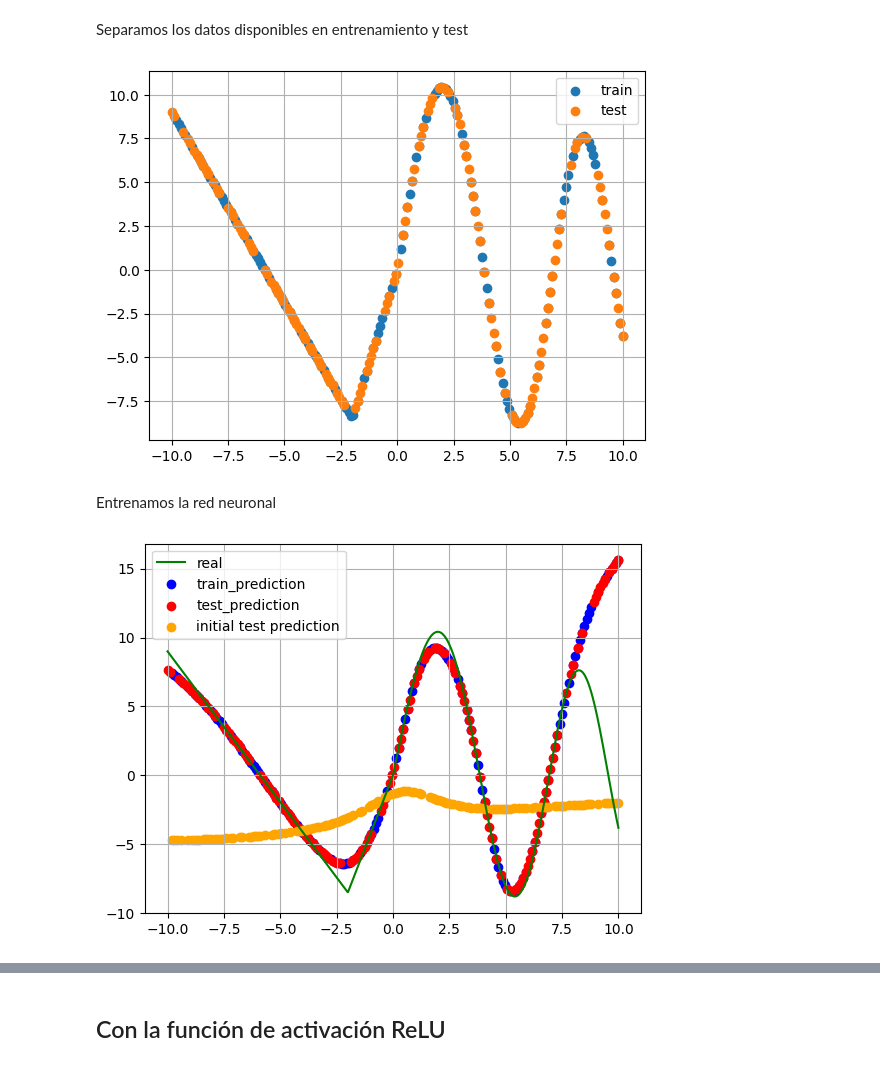
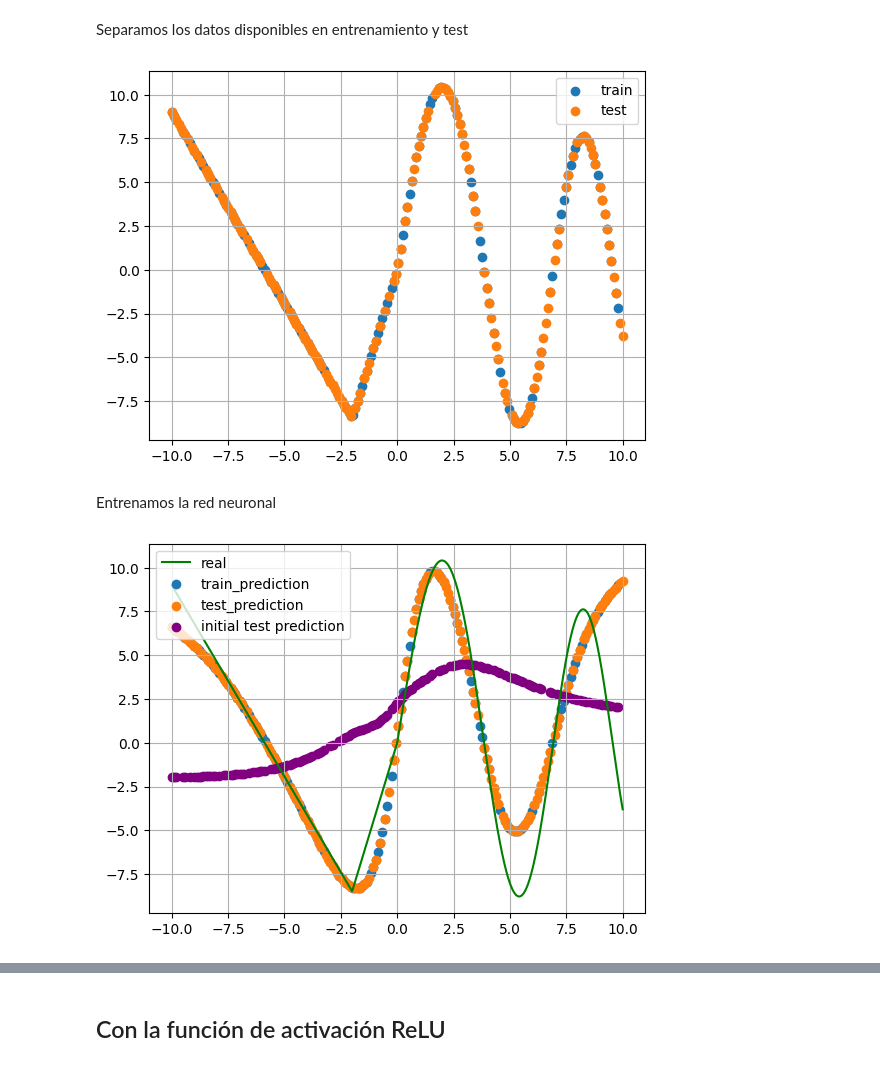
Before and after one commit to Apriea04/ComputacionNeuronalEvolutiva, a Jupyter notebook: Computación Evolutiva/Práctica 1/Parte 1.ipynb, the cells around one changed output, grey strips where cells are left out. Saved outputs shown, nothing was run; the diff lists cells and outputs as text; code cells hidden in the pictures.

```diff
--- a/Computación Evolutiva/Práctica 1/Parte 1.ipynb
+++ b/Computación Evolutiva/Práctica 1/Parte 1.ipynb
@@ -73,10 +73,10 @@ La arquitectura de la red neuronal que vamos a utilizar es la que se define aqu
 # Definición de la arquitectura de la red neuronal:
 # Estos son los mejores resultados que hemos obtenido para la funcion sigmoidal
 tam_salida = 1
-train_percent = 0.7
+train_percent = 0.8
 cantidad_puntos = 200
-neuronas_ocultas = 50
-cte_aprendizaje = 0.0001
+neuronas_ocultas = 120
+cte_aprendizaje = 1e-5
 iteraciones = 700000
 # %% [markdown]
 Creamos el conjunto de datos que luego usaremos para el entrenamiento
@@ -116,7 +116,7 @@ plt.legend()
 plt.grid()
 plt.show()
 # %% [output]
-[figure, old version]
+[figure, new version]
 # %% [markdown]
 Entrenamos la red neuronal
 # %%
@@ -179,19 +179,17 @@ mlp = MLP(neuronas_ocultas, cte_aprendizaje, tam_salida, sigmoid, derivada_sigmo
 ev_pesos, aprox_inicial = mlp.train(x_train, y_train, iteraciones, True)
 # %%
 # Probamos la red neuronal
-mlp.predict(x_test)
-
 # Representamos todo
 plt.plot(x, y, label="real", color="green")
-plt.scatter(x_train, mlp.predict(x_train), label="train_prediction", color="blue")
-plt.scatter(x_test, mlp.predict(x_test), label="test_prediction", color="red")
-plt.scatter(x_train, aprox_inicial, label="initial test prediction", color="orange")
+plt.scatter(x_train, mlp.predict(x_train), label="train_prediction")
+plt.scatter(x_test, mlp.predict(x_test), label="test_prediction")
+plt.scatter(x_train, aprox_inicial, label="initial test prediction", color="purple")
 
 plt.legend()
 plt.grid()
 plt.show()
 # %% [output]
-[figure, old version]
+[figure, new version]
 # %%
 # Graficamos la evolución de los pesos
 for i in range(neuronas_ocultas):
```
Also changed, not shown: parts of 4 cells of this notebook.
